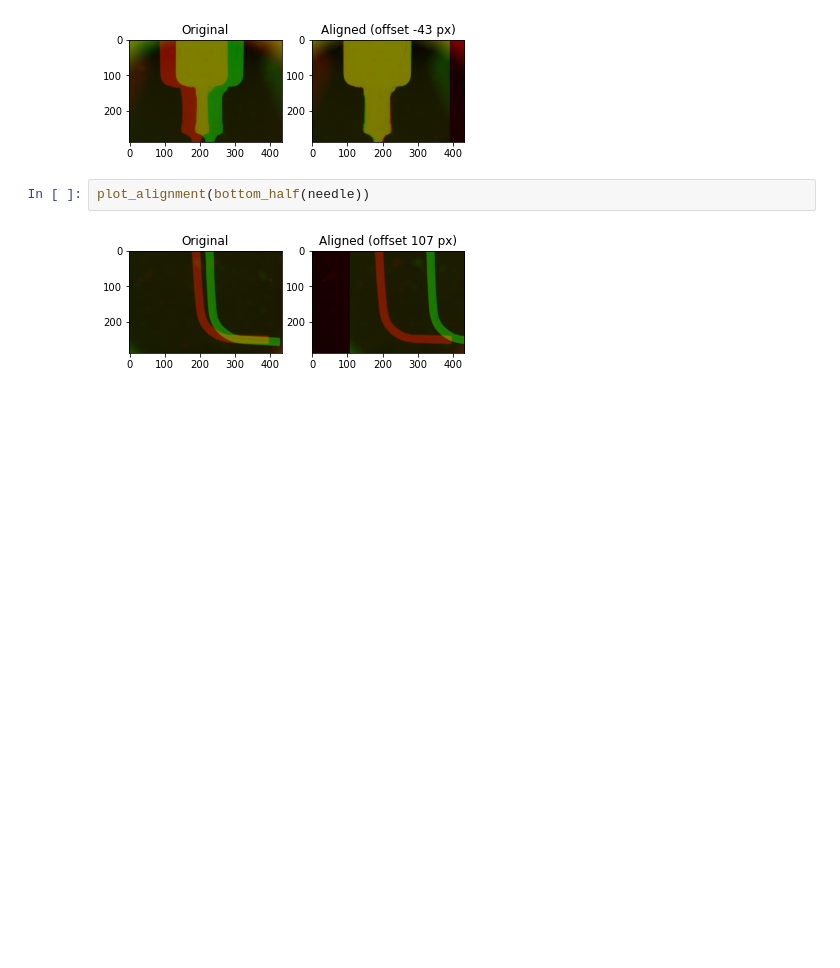
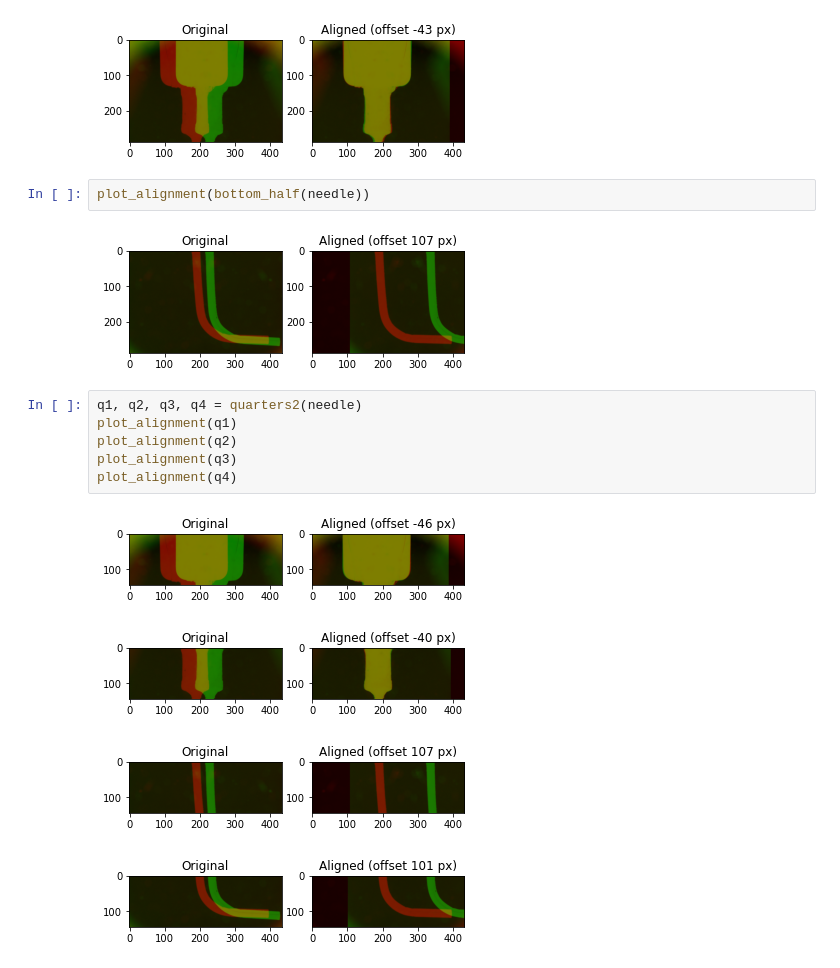
Before and after one commit to kwokkenton/optea, a Jupyter notebook: Srayan_autoalign/auto_align_tilt.ipynb, the cells around one changed output. Saved outputs shown, nothing was run; the diff lists cells and outputs as text; blank space fills up the shorter version.

Commit message:
try quarters for aligning - still fails at bottom

```diff
--- a/Srayan_autoalign/auto_align_tilt.ipynb
+++ b/Srayan_autoalign/auto_align_tilt.ipynb
@@ -165,3 +192,14 @@ plot_alignment(top_half(needle))
 plot_alignment(bottom_half(needle))
 # %% [output]
 [figure]
+# %%
+q1, q2, q3, q4 = quarters2(needle)
+plot_alignment(q1)
+plot_alignment(q2)
+plot_alignment(q3)
+plot_alignment(q4)
+# %% [output]
+[figure, added]
+[figure, added]
+[figure, added]
+[figure, added]
```
Also changed, not shown: parts of 2 cells of this notebook.
